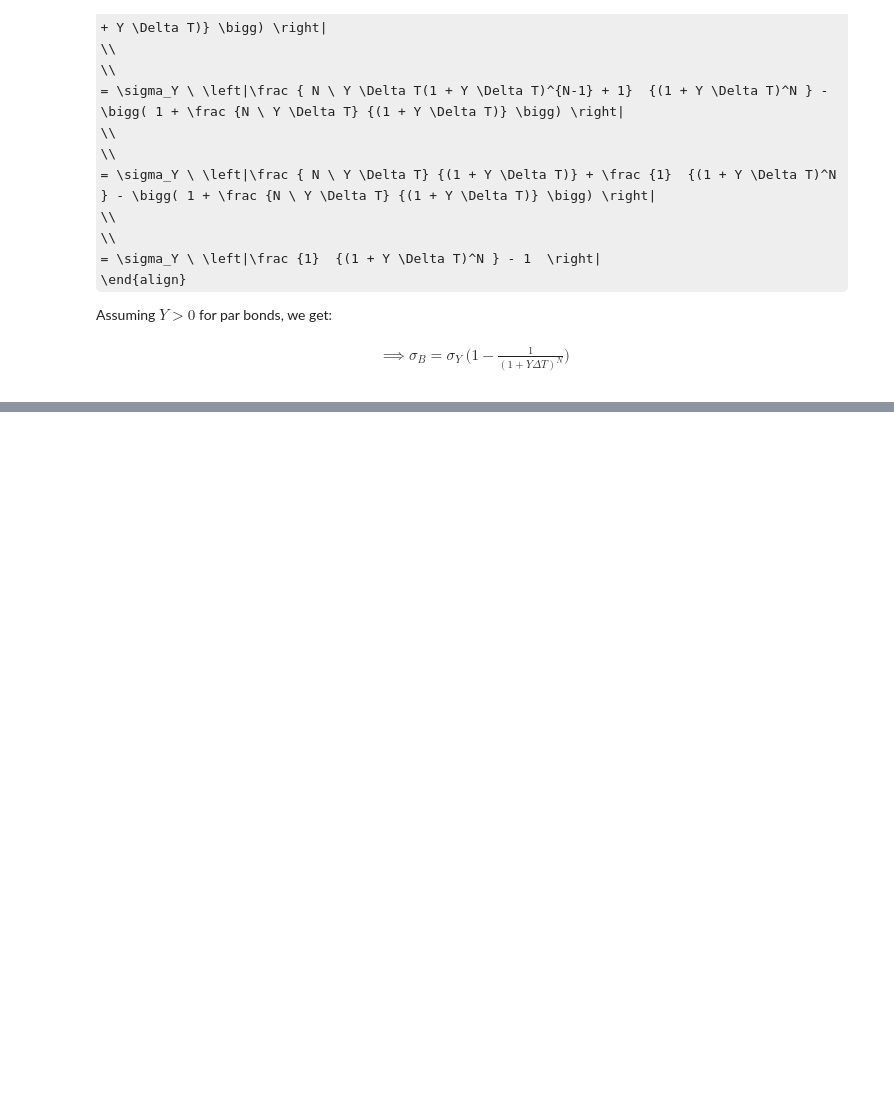
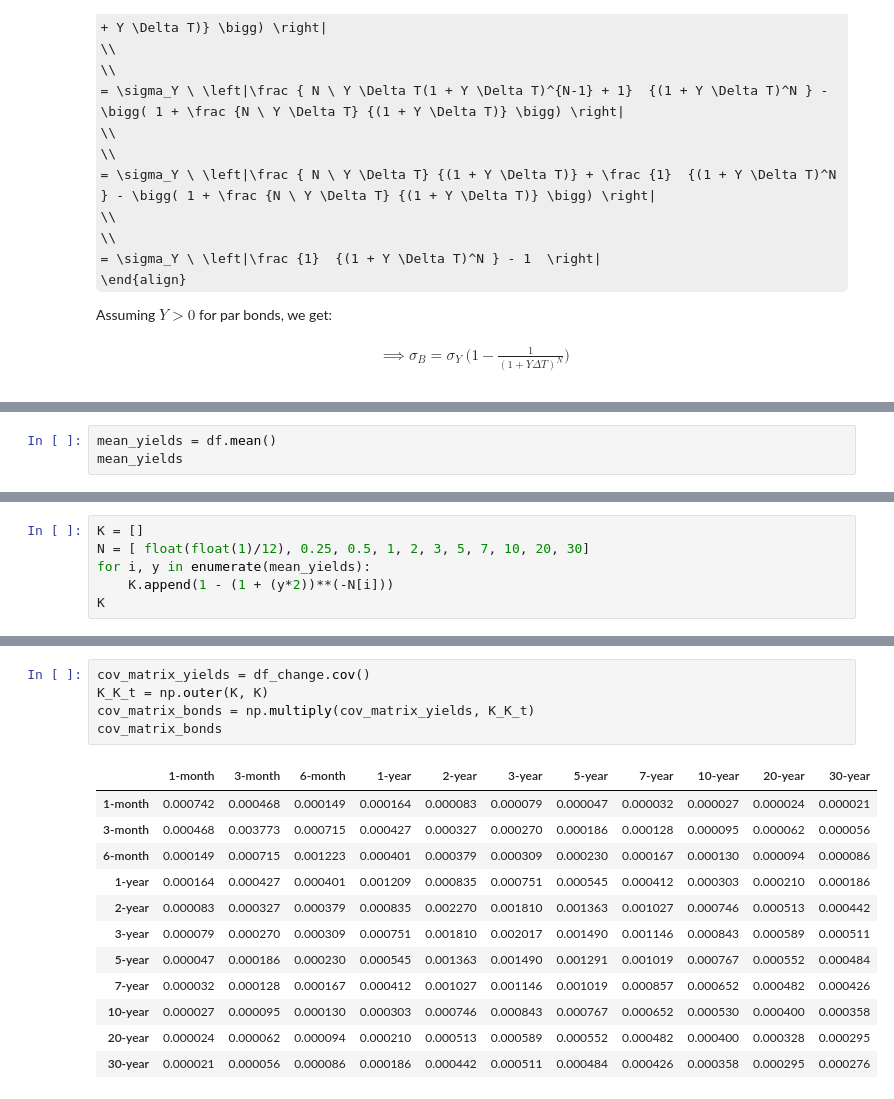
Before and after one commit to canelbiryol/Risk_Portfolio_Management, a Jupyter notebook: Homework2/Homework2.ipynb, the cells around one changed output, grey strips where cells are left out. Drawn from its saved outputs; the diff is of its cells as text; some formulas as TeX source; blank space fills up the shorter version.

```diff
--- a/Homework2/Homework2.ipynb
+++ b/Homework2/Homework2.ipynb
@@ -636,0 +484,3 @@ Assuming $Y > 0 $ for par bonds, we get:
+# %%
+mean_yields = df.mean()
+mean_yields
@@ -636,0 +500,6 @@ Assuming $Y > 0 $ for par bonds, we get:
+# %%
+K = []
+N = [ float(float(1)/12), 0.25, 0.5, 1, 2, 3, 5, 7, 10, 20, 30]
+for i, y in enumerate(mean_yields):
+    K.append(1 - (1 + (y*2))**(-N[i]))
+K
@@ -636,0 +526,18 @@ Assuming $Y > 0 $ for par bonds, we get:
+# %%
+cov_matrix_yields = df_change.cov()
+K_K_t = np.outer(K, K)
+cov_matrix_bonds = np.multiply(cov_matrix_yields, K_K_t)
+cov_matrix_bonds
+# %% [output]
+|  | 1-month | 3-month | 6-month | 1-year | 2-year | 3-year | 5-year | 7-year | 10-year | 20-year | 30-year |
+| 1-month | 0.000742 | 0.000468 | 0.000149 | 0.000164 | 0.000083 | 0.000079 | 0.000047 | 0.000032 | 0.000027 | 0.000024 | 0.000021 |
+| 3-month | 0.000468 | 0.003773 | 0.000715 | 0.000427 | 0.000327 | 0.000270 | 0.000186 | 0.000128 | 0.000095 | 0.000062 | 0.000056 |
+| 6-month | 0.000149 | 0.000715 | 0.001223 | 0.000401 | 0.000379 | 0.000309 | 0.000230 | 0.000167 | 0.000130 | 0.000094 | 0.000086 |
+| 1-year | 0.000164 | 0.000427 | 0.000401 | 0.001209 | 0.000835 | 0.000751 | 0.000545 | 0.000412 | 0.000303 | 0.000210 | 0.000186 |
+| 2-year | 0.000083 | 0.000327 | 0.000379 | 0.000835 | 0.002270 | 0.001810 | 0.001363 | 0.001027 | 0.000746 | 0.000513 | 0.000442 |
+| 3-year | 0.000079 | 0.000270 | 0.000309 | 0.000751 | 0.001810 | 0.002017 | 0.001490 | 0.001146 | 0.000843 | 0.000589 | 0.000511 |
+| 5-year | 0.000047 | 0.000186 | 0.000230 | 0.000545 | 0.001363 | 0.001490 | 0.001291 | 0.001019 | 0.000767 | 0.000552 | 0.000484 |
+| 7-year | 0.000032 | 0.000128 | 0.000167 | 0.000412 | 0.001027 | 0.001146 | 0.001019 | 0.000857 | 0.000652 | 0.000482 | 0.000426 |
+| 10-year | 0.000027 | 0.000095 | 0.000130 | 0.000303 | 0.000746 | 0.000843 | 0.000767 | 0.000652 | 0.000530 | 0.000400 | 0.000358 |
+| 20-year | 0.000024 | 0.000062 | 0.000094 | 0.000210 | 0.000513 | 0.000589 | 0.000552 | 0.000482 | 0.000400 | 0.000328 | 0.000295 |
+| 30-year | 0.000021 | 0.000056 | 0.000086 | 0.000186 | 0.000442 | 0.000511 | 0.000484 | 0.000426 | 0.000358 | 0.000295 | 0.000276 |
```
Also changed, not shown: parts of 42 cells of this notebook.
